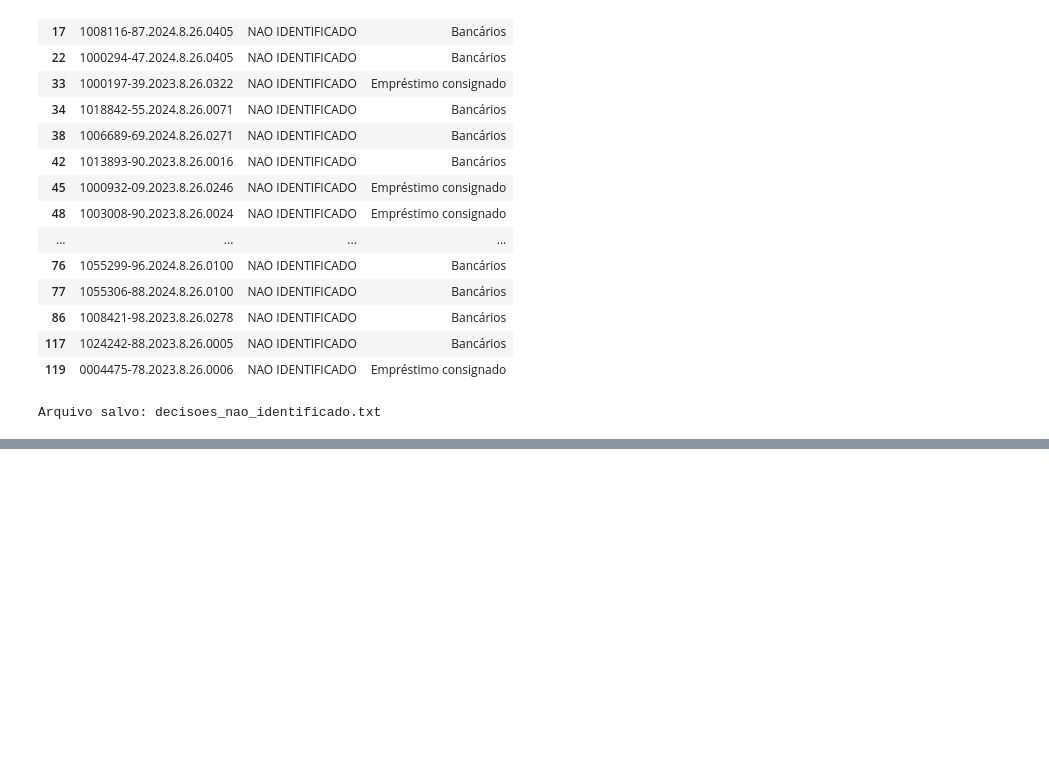
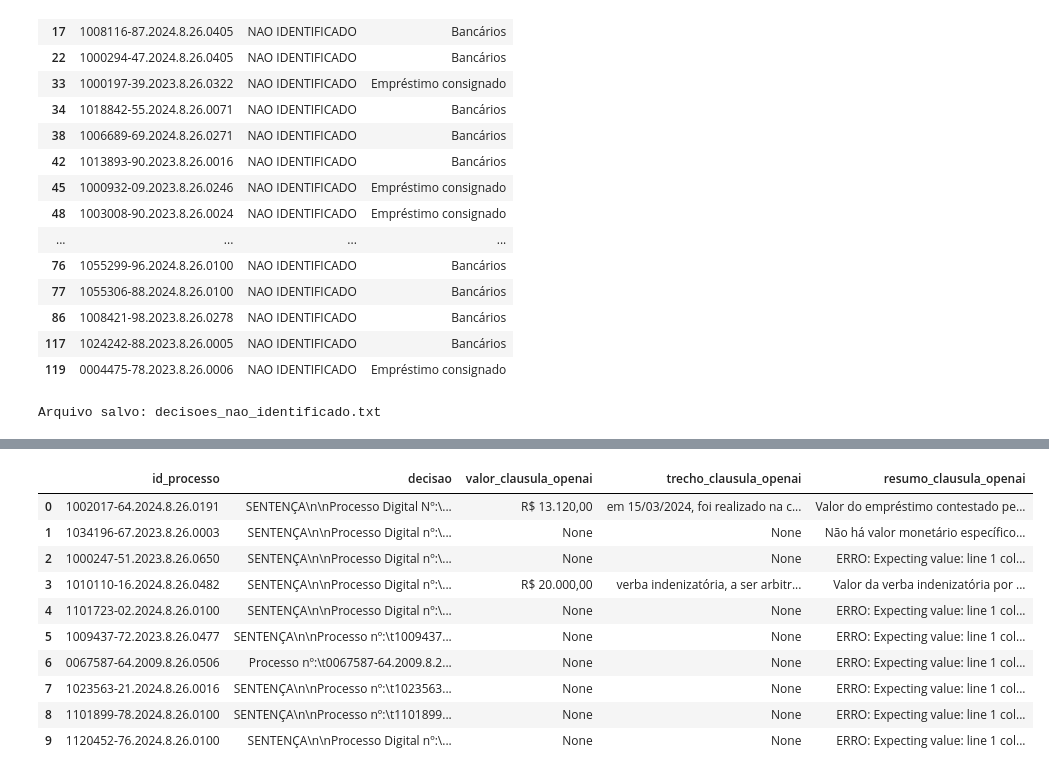
Before and after one commit to gab-correia/clinicas26, a Jupyter notebook: main.ipynb, the cells around one changed output, grey strips where cells are left out. Cells and saved outputs as stored; diff of their text form; code cells hidden in the pictures; blank space fills up the shorter version.

```diff
--- a/main.ipynb
+++ b/main.ipynb
@@ -343,3 +343,75 @@ Total de processos classificados como NAO IDENTIFICADO: 3565
 | 117 | 1024242-88.2023.8.26.0005 | NAO IDENTIFICADO | Bancários |
 | 119 | 0004475-78.2023.8.26.0006 | NAO IDENTIFICADO | Empréstimo consignado |
 Arquivo salvo: decisoes_nao_identificado.txt
+# %%
+import os
+import json
+from openai import OpenAI
+
+# Defina sua chave no ambiente antes de rodar:
+# setx OPENAI_API_KEY "sua_chave"  (Windows)
+api_key = os.getenv("OPENAI_API_KEY")
+if not api_key:
+    raise ValueError("Defina a variável de ambiente OPENAI_API_KEY antes de executar esta célula.")
+
+client = OpenAI(api_key=api_key)
+modelo_openai = "gpt-4.1-mini"
+
+# Controle de custo: ajuste para None se quiser processar tudo
+limite_linhas = 100
+df_alvo = df.head(limite_linhas).copy() if limite_linhas else df.copy()
+
+def extrair_valor_clausula_openai(texto_decisao):
+    prompt = f"""
+Você receberá o texto de uma decisão judicial em português.
+Extraia o valor monetário ligado à cláusula/obrigação principal decidida no caso.
+
+Regras:
+1) Retorne APENAS JSON válido.
+2) Use este formato exato:
+{{
+  "valor_clausula": "R$ 0,00" ou null,
+  "trecho_evidencia": "trecho curto do texto" ou null,
+  "resumo": "frase curta"
+}}
+3) Se não houver valor claro, use null em valor_clausula.
+4) Não invente valores.
+
+Texto da decisão:
+{texto_decisao}
+"""
+
+    try:
+        resposta = client.responses.create(
+            model=modelo_openai,
+            input=prompt,
+            temperature=0
+        )
+        conteudo = resposta.output_text.strip()
+        dados = json.loads(conteudo)
+
+        return {
+            "valor_clausula_openai": dados.get("valor_clausula"),
+            "trecho_clausula_openai": dados.get("trecho_evidencia"),
+            "resumo_clausula_openai": dados.get("resumo")
+        }
+    except Exception as e:
+        return {
+            "valor_clausula_openai": None,
+            "trecho_clausula_openai": None,
+            "resumo_clausula_openai": f"ERRO: {str(e)}"
+        }
+
+resultados = df_alvo["decisao"].fillna("").apply(extrair_valor_clausula_openai).apply(pd.Series)
+
+for col in ["valor_clausula_openai", "trecho_clausula_openai", "resumo_clausula_openai"]:
+    if col in df.columns:
+        df.loc[df_alvo.index, col] = resultados[col]
+    else:
+        pos = df.columns.get_loc("decisao") + 1
+        df.insert(pos, col, None)
+        df.loc[df_alvo.index, col] = resultados[col]
+
+print(f"Processadas {len(df_alvo)} decisões com OpenAI.")
+display(df.loc[df_alvo.index, ["id_processo", "decisao", "valor_clausula_openai", "trecho_clausula_openai", "resumo_clausula_openai"]].head(10))
+# %% [output]
@@ -345,0 +419,11 @@ Arquivo salvo: decisoes_nao_identificado.txt
+|  | id_processo | decisao | valor_clausula_openai | trecho_clausula_openai | resumo_clausula_openai |
+| 0 | 1002017-64.2024.8.26.0191 | SENTENÇA\n\nProcesso Digital Nº:\... | R$ 13.120,00 | em 15/03/2024, foi realizado na c... | Valor do empréstimo contestado pe... |
+| 1 | 1034196-67.2023.8.26.0003 | SENTENÇA\n\nProcesso Digital nº:\... | None | None | Não há valor monetário específico... |
+| 2 | 1000247-51.2023.8.26.0650 | SENTENÇA\n\nProcesso Digital nº:\... | None | None | ERRO: Expecting value: line 1 col... |
+| 3 | 1010110-16.2024.8.26.0482 | SENTENÇA\n\nProcesso Digital nº:\... | R$ 20.000,00 | verba indenizatória, a ser arbitr... | Valor da verba indenizatória por ... |
+| 4 | 1101723-02.2024.8.26.0100 | SENTENÇA\n\nProcesso Digital nº:\... | None | None | ERRO: Expecting value: line 1 col... |
+| 5 | 1009437-72.2023.8.26.0477 | SENTENÇA\n\nProcesso nº:\t1009437... | None | None | ERRO: Expecting value: line 1 col... |
+| 6 | 0067587-64.2009.8.26.0506 | Processo nº:\t0067587-64.2009.8.2... | None | None | ERRO: Expecting value: line 1 col... |
+| 7 | 1023563-21.2024.8.26.0016 | SENTENÇA\n\nProcesso nº:\t1023563... | None | None | ERRO: Expecting value: line 1 col... |
+| 8 | 1101899-78.2024.8.26.0100 | SENTENÇA\n\nProcesso nº:\t1101899... | None | None | ERRO: Expecting value: line 1 col... |
+| 9 | 1120452-76.2024.8.26.0100 | SENTENÇA\n\nProcesso Digital nº:\... | None | None | ERRO: Expecting value: line 1 col... |
```
Also changed, not shown: parts of 3 cells of this notebook, 4 other files.
